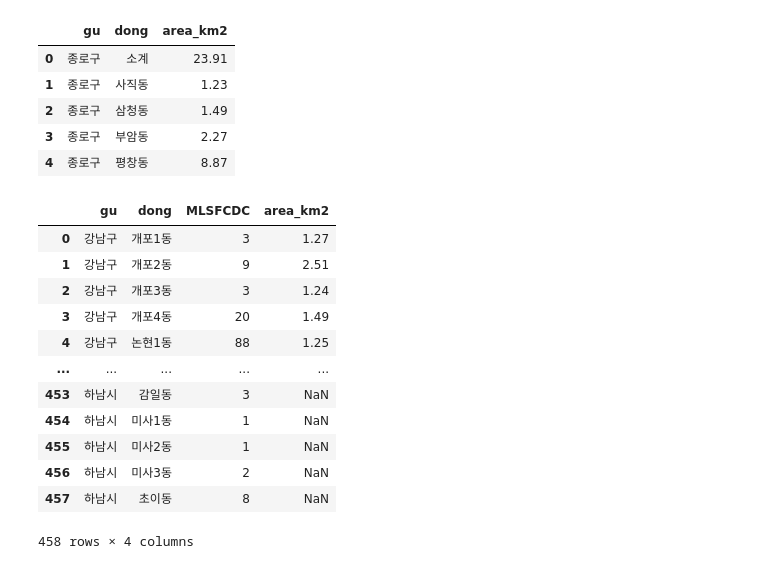
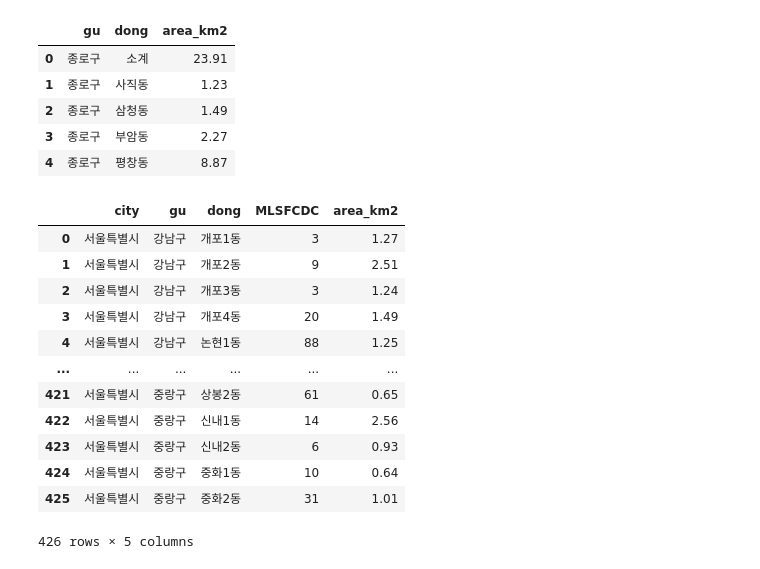
Before and after one commit to zissuuo/seoul_bigdata_campus, a Jupyter notebook: 서울시 주요시설과 집객시설(행정동별:자치구별).ipynb, the cells around one changed output. Cells and saved outputs as stored; diff of their text form; code cells hidden in the pictures.

```diff
--- a/서울시 주요시설과 집객시설(행정동별:자치구별).ipynb
+++ b/서울시 주요시설과 집객시설(행정동별:자치구별).ipynb
@@ -27,8 +16,9 @@ seoul.head()
 # %%
-# 교육시설 제외하기
+# 교육시설/교통시설 제외하기
 
 seoul = seoul[seoul['MLSFCDC'] != '교육시설']
+seoul = seoul[seoul['MLSFCDC'] != '교통시설']
 seoul = seoul.reset_index(drop=True)
-seoul.head()
+seoul
 # %% [output]
 |  | STDR_YM | VIAT_SE_CD | VIAT_CD | VIAT_ID | LCLASDC | MLSFCDC | SCLASDC | DCLASDC | BCLASDC | VIAT_NM | ... | ... |
@@ -72,3 +68,5 @@ print(gdf)
+# %%
+gdf = gdf[:30]
 # %% [markdown]
 ### 경도, 위도를 이용해 REST API로 행정동/자치구 추출하기
 # %%
@@ -138,5 +151,8 @@ gdf.to_csv("/Users/kimjisu/Desktop/seoulbigcam/Preprocessed Data/서울
 # %%
-gdf_new = gdf[['MLSFCDC', 'gu', 'dong']]
-gdf_dong = gdf.groupby(['gu', 'dong'], as_index=False)['MLSFCDC'].count()
+gdf_new = gdf[['MLSFCDC', 'city', 'gu', 'dong']]
+gdf_dong = gdf.groupby(['city', 'gu', 'dong'], as_index=False)['MLSFCDC'].count()
+
+# 서울시 데이터만 확인
+gdf_dong = gdf_dong[gdf_dong['city'] == '서울특별시']
 gdf_dong
 # %% [output]
@@ -156,7 +172,7 @@ gdf_dong
 # %%
 # 행정동별 면적 데이터 로드
 
-area = pd.read_csv("/Users/kimjisu/Desktop/seoulbigcam/Raw Data/행정동별 면적.csv")
+area = pd.read_csv("/Users/Jenny/Desktop/seoulbigcam/Raw Data/행정동별 면적.csv")
 
 
 area = area.drop(area.index[0:3])     # 필요없는 데이터 정리
@@ -177,19 +193,19 @@ area.head()
 # %%
 # 데이터 병합
 
-merge_gdf = gdf_dong.merge(area[['dong', 'area_km2']], on='dong', how = 'left')
-merge_gdf
+gdf_mer = gdf_dong.merge(area[['gu', 'dong', 'area_km2']], on=['gu','dong'], how = 'left')
+gdf_mer
 # %% [output]
-|  | gu | dong | MLSFCDC | area_km2 |
-| 0 | 강남구 | 개포1동 | 3 | 1.27 |
-| 1 | 강남구 | 개포2동 | 9 | 2.51 |
-| 2 | 강남구 | 개포3동 | 3 | 1.24 |
-| 3 | 강남구 | 개포4동 | 20 | 1.49 |
-| 4 | 강남구 | 논현1동 | 88 | 1.25 |
-| ... | ... | ... | ... | ... |
-| 453 | 하남시 | 감일동 | 3 | NaN |
-| 454 | 하남시 | 미사1동 | 1 | NaN |
-| 455 | 하남시 | 미사2동 | 1 | NaN |
-| 456 | 하남시 | 미사3동 | 2 | NaN |
-| 457 | 하남시 | 초이동 | 8 | NaN |
+|  | city | gu | dong | MLSFCDC | area_km2 |
+| 0 | 서울특별시 | 강남구 | 개포1동 | 3 | 1.27 |
+| 1 | 서울특별시 | 강남구 | 개포2동 | 9 | 2.51 |
+| 2 | 서울특별시 | 강남구 | 개포3동 | 3 | 1.24 |
+| 3 | 서울특별시 | 강남구 | 개포4동 | 20 | 1.49 |
+| 4 | 서울특별시 | 강남구 | 논현1동 | 88 | 1.25 |
+| ... | ... | ... | ... | ... | ... |
+| 421 | 서울특별시 | 중랑구 | 상봉2동 | 61 | 0.65 |
+| 422 | 서울특별시 | 중랑구 | 신내1동 | 14 | 2.56 |
+| 423 | 서울특별시 | 중랑구 | 신내2동 | 6 | 0.93 |
+| 424 | 서울특별시 | 중랑구 | 중화1동 | 10 | 0.64 |
+| 425 | 서울특별시 | 중랑구 | 중화2동 | 31 | 1.01 |
-458 rows × 4 columns
+426 rows × 5 columns
```
Also changed, not shown: parts of 12 cells of this notebook, 7 other files.
